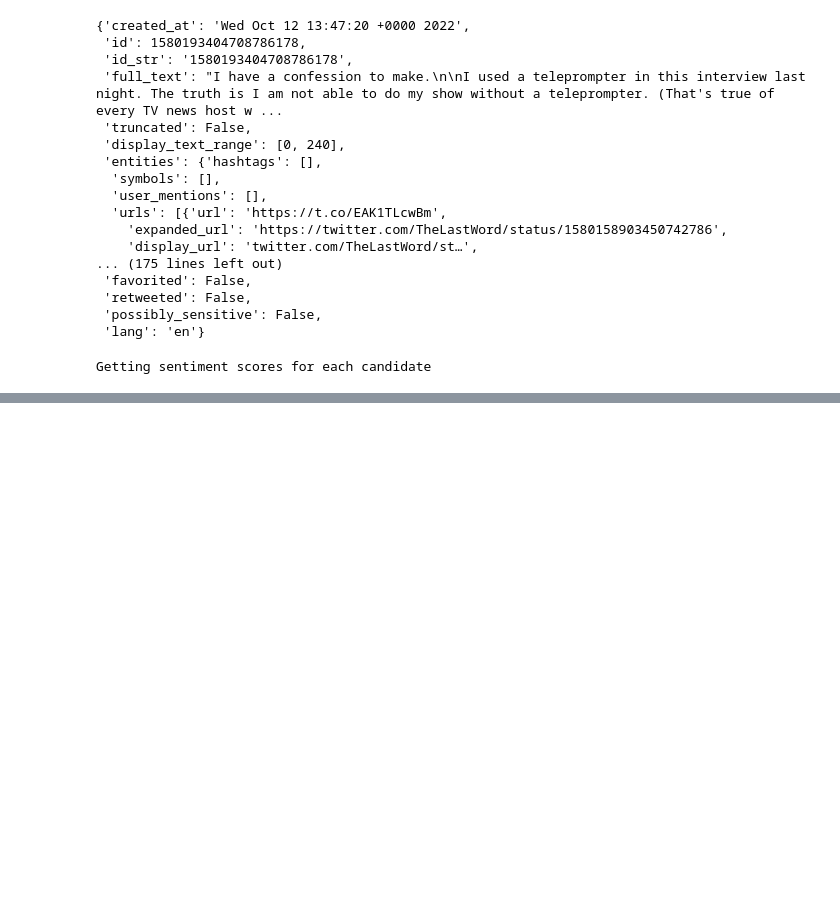
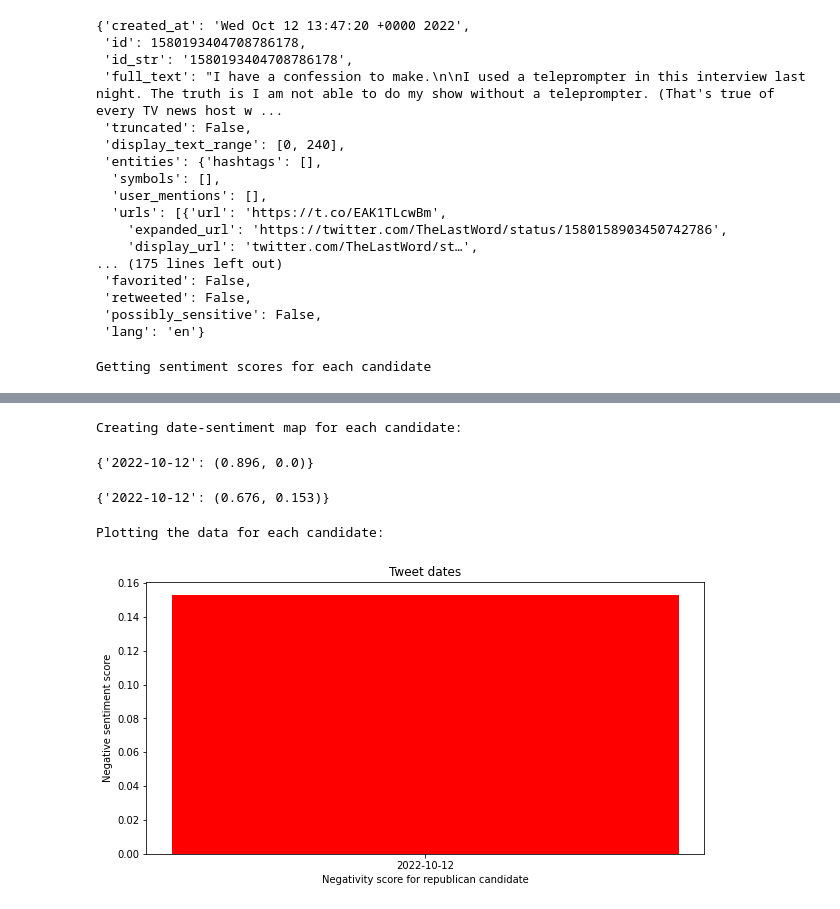
Before and after one commit to Denisfench/twitter_sentiment_analysis, a Jupyter notebook: twitter-sentiment-analysis.ipynb, the cells around one changed output, grey strips where cells are left out. Cells and saved outputs as stored; diff of their text form; code cells hidden in the pictures; blank space fills up the shorter version.

```diff
--- a/twitter-sentiment-analysis.ipynb
+++ b/twitter-sentiment-analysis.ipynb
@@ -119,12 +120,11 @@ sentiment.polarity_scores(ls)
 # %% [output]
 {'neg': 0.0, 'neu': 1.0, 'pos': 0.0, 'compound': 0.0}
 # %%
-def get_tweets_for_user(username, start_date, end_date, num_tweets):
+def get_tweets_for_user(username, end_date, num_tweets):
     search_query = username + " -filter:retweets"
     tweets = api.search_tweets(q = search_query, count = num_tweets,
                                tweet_mode="extended",
-                           lang="en", result_type="popular", since_id =
-                           start_date, until = end_date)
+                           lang="en", result_type="popular", until = end_date)
     return tweets
 # %%
 print("Fetching tweets for two candidates")
@@ -231,12 +230,13 @@ democratic_json_tweets[0]
  'lang': 'en'}
 # %%
 # this function retruns a dictionary containing
+# TODO: don't put retweets into result, perhaps just weight it into the calculation
 def get_tweet_sentiment_score(tweets):
     sentiments = []
     for tweet in tweets:
         timestamp = tweet["created_at"]
         datetime_timestamp = datetime.strftime(datetime.strptime(timestamp,'%a %b %d '
-                                                                   '%H:%M:%S +0000 %Y'), '%Y-%m-%d %H:%M:%S')
+                                                                   '%H:%M:%S +0000 %Y'), '%Y-%m-%d')
         tweet_body = tweet["full_text"]
         retweet_count = tweet["retweet_count"]
         tweet_sentiment = sentiment.polarity_scores(tweet_body)
@@ -269,0 +287,45 @@ Analysis for republican candidate yields:
+# %%
+print("Creating date-sentiment map for each candidate: ")
+
+democratic_total_sentiment = get_date_score_mapping(democratic_sentiments)
+
+republican_total_sentiment = get_date_score_mapping(republican_sentiments)
+# %% [output]
+Creating date-sentiment map for each candidate:
+# %%
+democratic_total_sentiment
+# %% [output]
+{'2022-10-12': (0.896, 0.0)}
+# %%
+republican_total_sentiment
+# %% [output]
+{'2022-10-12': (0.676, 0.153)}
+# %%
+democratic_dates = list(democratic_total_sentiment.keys())
+democratic_sent = list(democratic_total_sentiment.values())
+
+democratic_neu_sent = [x[0] for x in democratic_sent]
+democratic_neg_sent = [x[1] for x in democratic_sent]
+
+
+republican_dates = list(republican_total_sentiment.keys())
+republican_sent = list(republican_total_sentiment.values())
+
+republican_neu_sent = [x[0] for x in republican_sent]
+republican_neg_sent = [x[1] for x in republican_sent]
+# %%
+print("Plotting the data for each candidate: ")
+
+fig = plt.figure(figsize = (10, 5))
+
+# creating the bar plot
+plt.bar(republican_dates, republican_neg_sent, color ='red',
+        width = 0.4)
+
+plt.xlabel("Negativity score for republican candidate")
+plt.ylabel("Negative sentiment score")
+plt.title("Tweet dates")
+plt.show()
+# %% [output]
+Plotting the data for each candidate:
+[figure, added]
```
Also changed, not shown: parts of 7 cells of this notebook.
